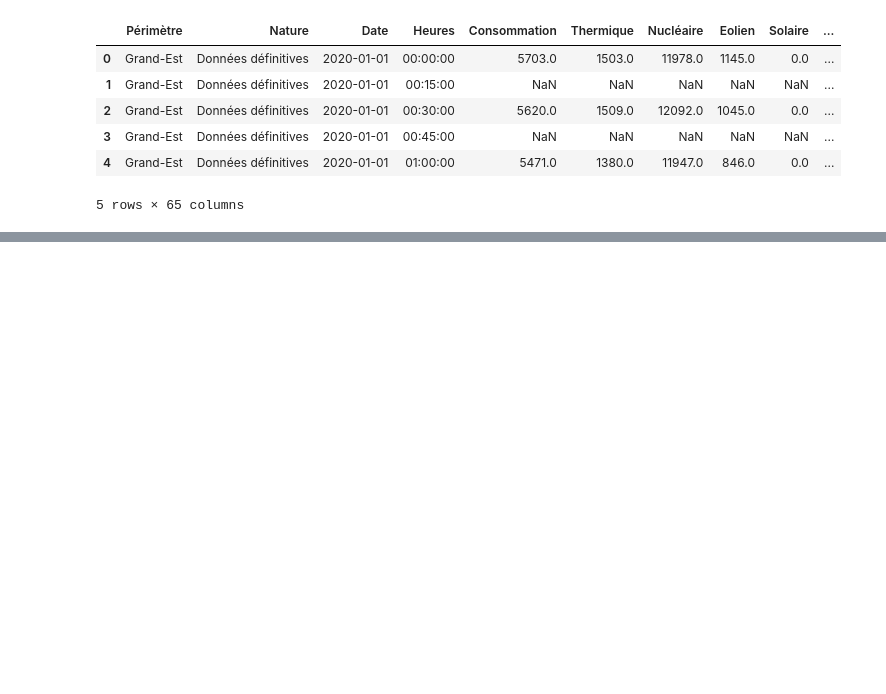
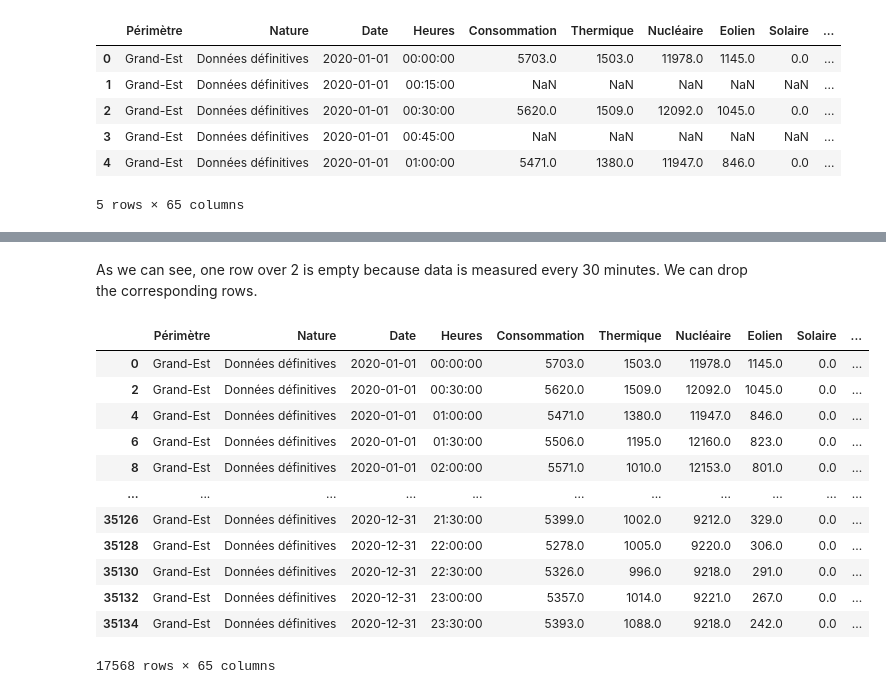
Before and after one commit to Mcrash01/GreenAI, a Jupyter notebook: grand-est_dataset.ipynb, the cells around one changed output, grey strips where cells are left out. Saved outputs shown, nothing was run; the diff lists cells and outputs as text; code cells hidden in the pictures; blank space fills up the shorter version.

Commit message:
add grand-est dataset

```diff
--- a/grand-est_dataset.ipynb
+++ b/grand-est_dataset.ipynb
@@ -21,0 +52,19 @@ missing_values=
+# %% [markdown]
+As we can see, one row over 2 is empty because data is measured every 30 minutes. We can drop the corresponding rows.
+# %%
+productionGE_2020.dropna(inplace=True)
+productionGE_2020
+# %% [output]
+|  | Périmètre | Nature | Date | Heures | Consommation | Thermique | Nucléaire | Eolien | Solaire | ... |
+| 0 | Grand-Est | Données définitives | 2020-01-01 | 00:00:00 | 5703.0 | 1503.0 | 11978.0 | 1145.0 | 0.0 | ... |
+| 2 | Grand-Est | Données définitives | 2020-01-01 | 00:30:00 | 5620.0 | 1509.0 | 12092.0 | 1045.0 | 0.0 | ... |
+| 4 | Grand-Est | Données définitives | 2020-01-01 | 01:00:00 | 5471.0 | 1380.0 | 11947.0 | 846.0 | 0.0 | ... |
+| 6 | Grand-Est | Données définitives | 2020-01-01 | 01:30:00 | 5506.0 | 1195.0 | 12160.0 | 823.0 | 0.0 | ... |
+| 8 | Grand-Est | Données définitives | 2020-01-01 | 02:00:00 | 5571.0 | 1010.0 | 12153.0 | 801.0 | 0.0 | ... |
+| ... | ... | ... | ... | ... | ... | ... | ... | ... | ... | ... |
+| 35126 | Grand-Est | Données définitives | 2020-12-31 | 21:30:00 | 5399.0 | 1002.0 | 9212.0 | 329.0 | 0.0 | ... |
+| 35128 | Grand-Est | Données définitives | 2020-12-31 | 22:00:00 | 5278.0 | 1005.0 | 9220.0 | 306.0 | 0.0 | ... |
+| 35130 | Grand-Est | Données définitives | 2020-12-31 | 22:30:00 | 5326.0 | 996.0 | 9218.0 | 291.0 | 0.0 | ... |
+| 35132 | Grand-Est | Données définitives | 2020-12-31 | 23:00:00 | 5357.0 | 1014.0 | 9221.0 | 267.0 | 0.0 | ... |
+| 35134 | Grand-Est | Données définitives | 2020-12-31 | 23:30:00 | 5393.0 | 1088.0 | 9218.0 | 242.0 | 0.0 | ... |
+17568 rows × 65 columns
```
Also changed, not shown: parts of 21 cells of this notebook.
